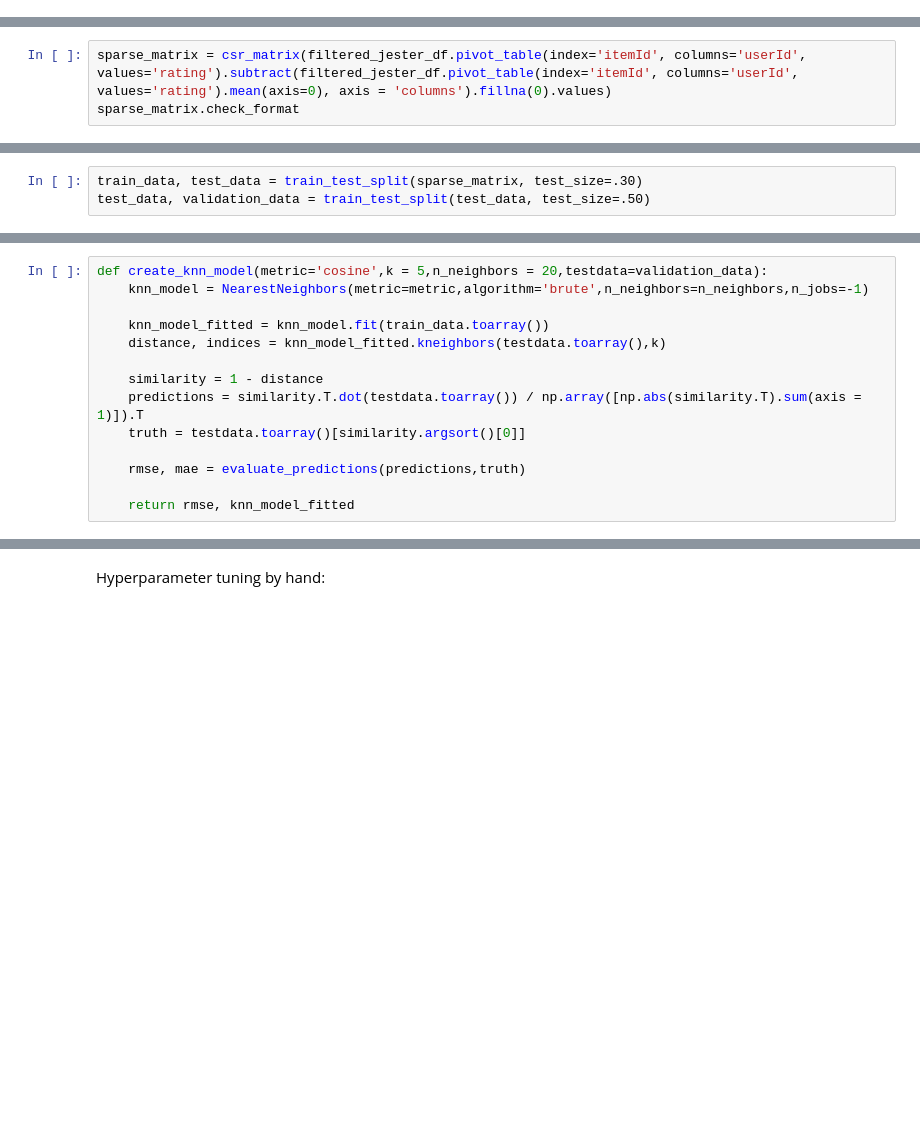
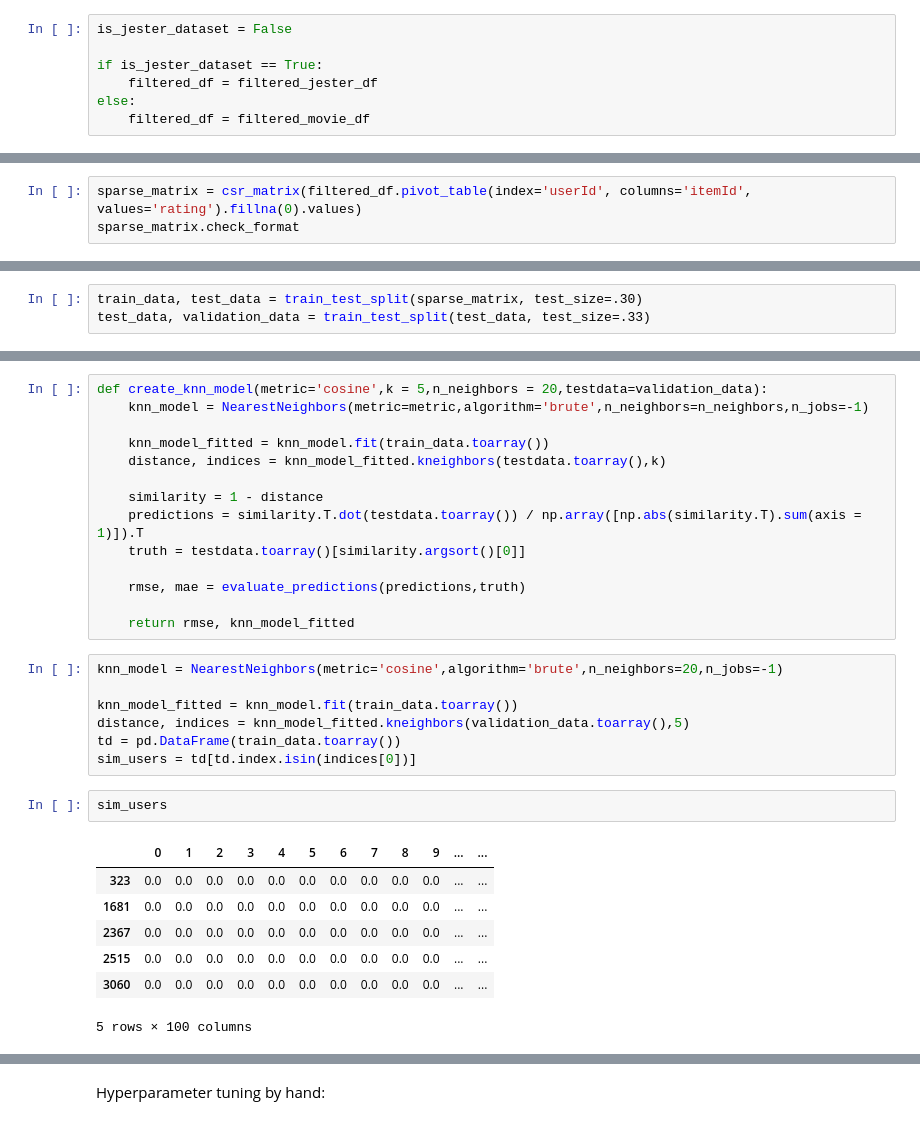
Before and after one commit to ValentijnBraun/RecSys_SDM, a Jupyter notebook: RecSys_Jester_KNN_ValentijnBraun.ipynb, the cells around one changed output, grey strips where cells are left out. Drawn from its saved outputs; the diff is of its cells as text; blank space fills up the shorter version.

```diff
--- a/RecSys_Jester_KNN_ValentijnBraun.ipynb
+++ b/RecSys_Jester_KNN_ValentijnBraun.ipynb
@@ -93,3 +136,10 @@ Length of dataset: 1729140
+# %%
+is_jester_dataset = False
+
+if is_jester_dataset == True:
+    filtered_df = filtered_jester_df
+else:
+    filtered_df = filtered_movie_df
 # %% [markdown]
 # EDA
 # %% [markdown]
@@ -99,6 +149,6 @@ t.b.d.
 # %% [markdown]
 Pivot the dataset into a matrix with index='itemId', columns='userId', values='rating' in order to later perform content-based collaborative filtering. Moreover, fill_value = 0 in order to remove NaN values and save them as 0. Finally, the matrix is directly stored as a sparse matrix to save memory, instead of first saving the entire matrix into memory.
 # %%
-sparse_matrix = csr_matrix(filtered_jester_df.pivot_table(index='itemId', columns='userId', values='rating').subtract(filtered_jester_df.pivot_table(index='itemId', columns='userId', values='rating').mean(axis=0), axis = 'columns').fillna(0).values)
+sparse_matrix = csr_matrix(filtered_df.pivot_table(index='userId', columns='itemId', values='rating').fillna(0).values)
 sparse_matrix.check_format
 # %% [output]
@@ -108,7 +158,7 @@ sparse_matrix.check_format
 Splitting the dataset into 70% training, 15% validation and 15% testing data
 # %%
 train_data, test_data = train_test_split(sparse_matrix, test_size=.30)
-test_data, validation_data = train_test_split(test_data, test_size=.50)
+test_data, validation_data = train_test_split(test_data, test_size=.33)
 # %% [markdown]
 A function has to be created to perform hyper parameter tuning for our KNN RecSys model, as NearestNeighbors and kneighbors do not work using the standard GridSearch function.
 # %%
@@ -140,3 +192,20 @@ def create_knn_model(metric='cosine',k = 5,n_neighbors = 20,testdata=validation_
     rmse, mae = evaluate_predictions(predictions,truth)
 
     return rmse, knn_model_fitted
+# %%
+knn_model = NearestNeighbors(metric='cosine',algorithm='brute',n_neighbors=20,n_jobs=-1)
+
+knn_model_fitted = knn_model.fit(train_data.toarray())
+distance, indices = knn_model_fitted.kneighbors(validation_data.toarray(),5)
+td = pd.DataFrame(train_data.toarray())
+sim_users = td[td.index.isin(indices[0])]
+# %%
+sim_users
+# %% [output]
+|  | 0 | 1 | 2 | 3 | 4 | 5 | 6 | 7 | 8 | 9 | ... | ... |
+| 323 | 0.0 | 0.0 | 0.0 | 0.0 | 0.0 | 0.0 | 0.0 | 0.0 | 0.0 | 0.0 | ... | ... |
+| 1681 | 0.0 | 0.0 | 0.0 | 0.0 | 0.0 | 0.0 | 0.0 | 0.0 | 0.0 | 0.0 | ... | ... |
+| 2367 | 0.0 | 0.0 | 0.0 | 0.0 | 0.0 | 0.0 | 0.0 | 0.0 | 0.0 | 0.0 | ... | ... |
+| 2515 | 0.0 | 0.0 | 0.0 | 0.0 | 0.0 | 0.0 | 0.0 | 0.0 | 0.0 | 0.0 | ... | ... |
+| 3060 | 0.0 | 0.0 | 0.0 | 0.0 | 0.0 | 0.0 | 0.0 | 0.0 | 0.0 | 0.0 | ... | ... |
+5 rows × 100 columns
```
Also changed, not shown: parts of 12 cells of this notebook.
